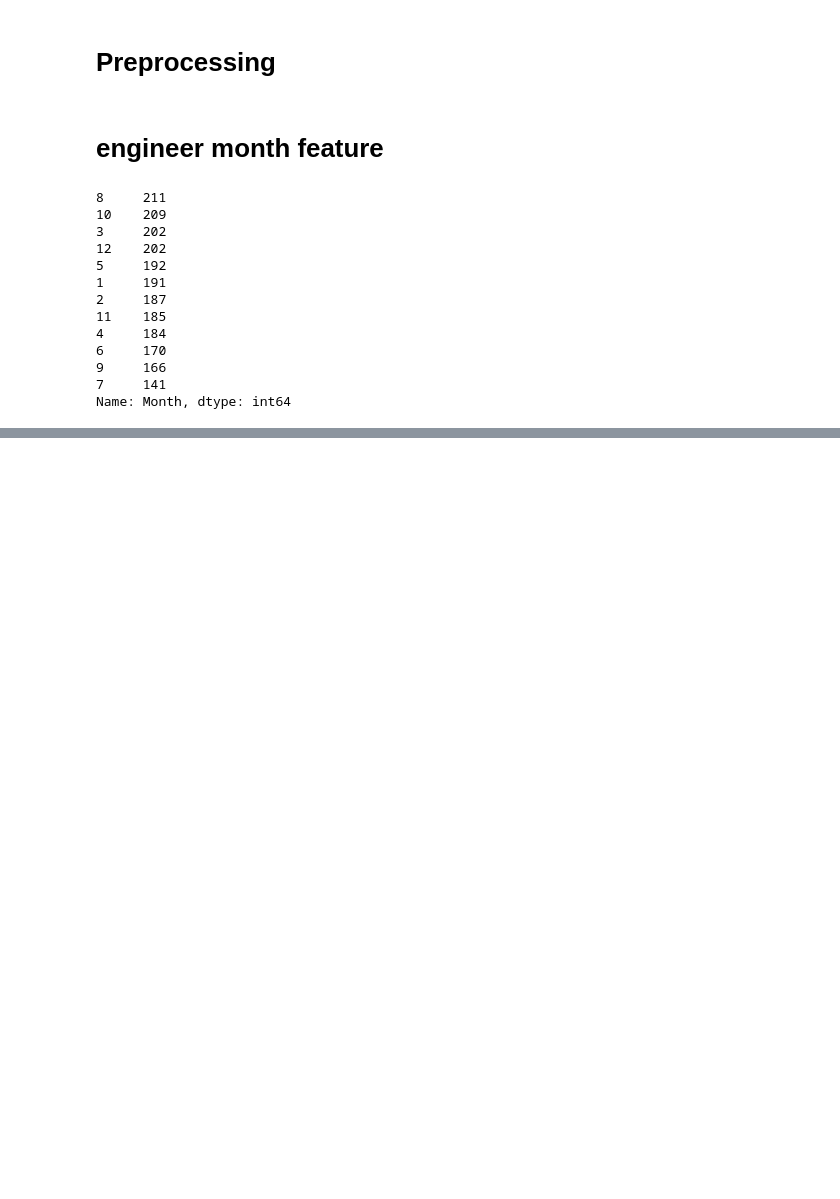
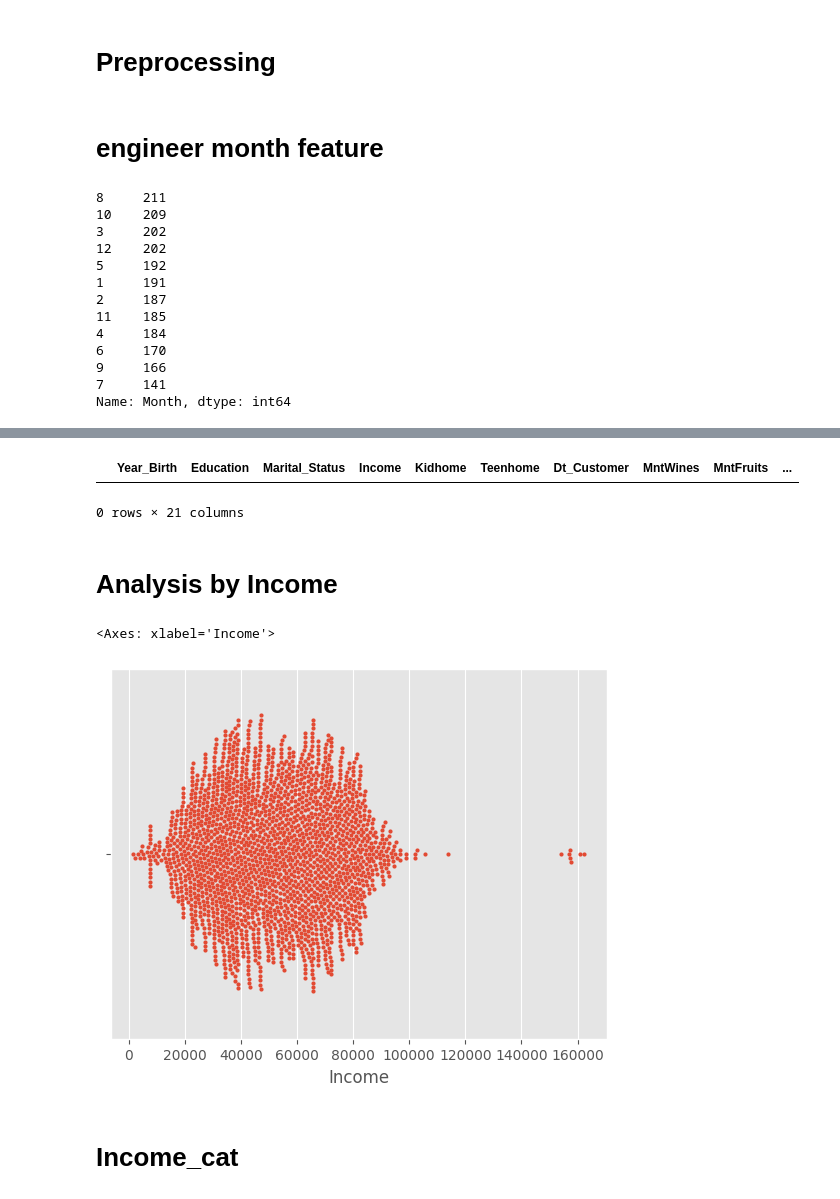
Before and after one commit to DataAnalystPL/Data_analysis, a Jupyter notebook: Marketing_campaign_analysis.ipynb, the cells around one changed output, grey strips where cells are left out. Drawn from its saved outputs; the diff is of its cells as text; code cells hidden in the pictures; blank space fills up the shorter version.

```diff
--- a/Marketing_campaign_analysis.ipynb
+++ b/Marketing_campaign_analysis.ipynb
@@ -135,0 +144,16 @@ Name: Month, dtype: int64
+# %%
+df['Income'] = df['Income'].replace(666666.0, 66666.0)
+# %%
+df[df['Income'] > 200000]
+# %% [output]
+|  | Year_Birth | Education | Marital_Status | Income | Kidhome | Teenhome | Dt_Customer | MntWines | MntFruits | ... |
+0 rows × 21 columns
+# %% [markdown]
+# Analysis by Income
+# %%
+sns.swarmplot(data=df, x='Income', s = 3)
+# %% [output]
+<Axes: xlabel='Income'>
+[figure, added]
+# %% [markdown]
+# Income_cat
```
Also changed, not shown: parts of 27 cells of this notebook.
